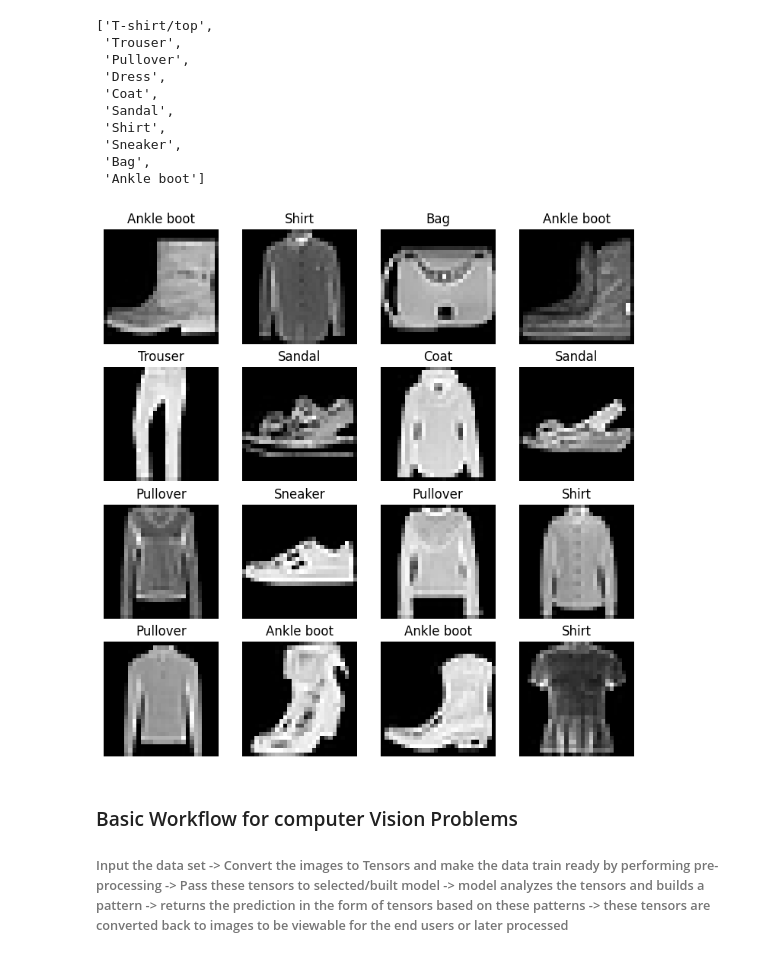
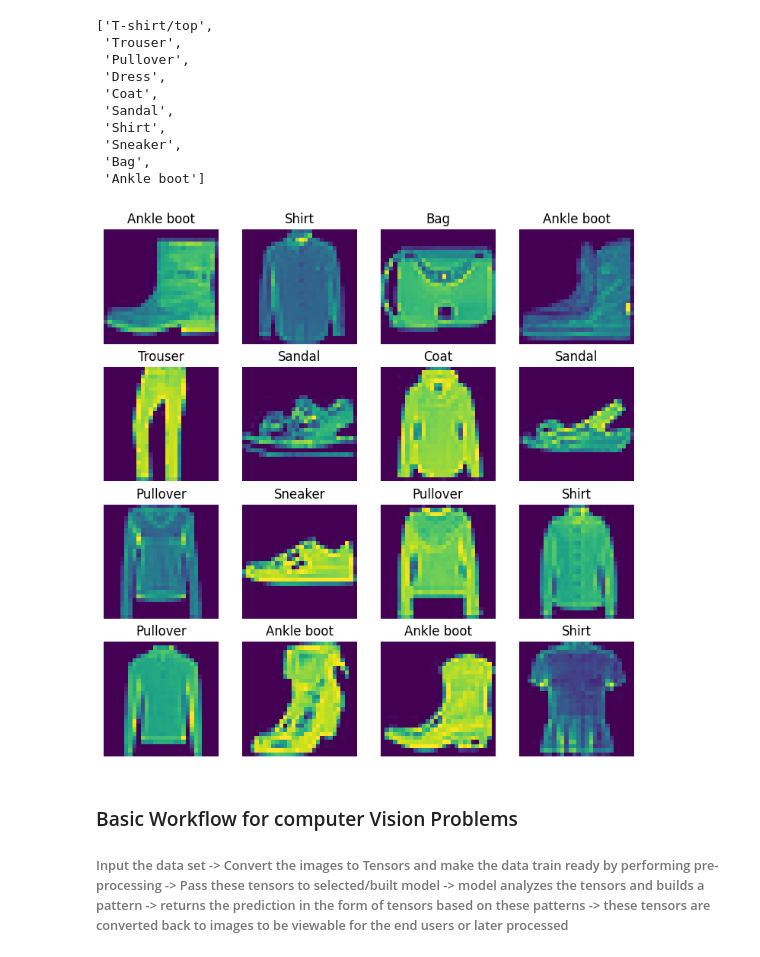
Before and after one commit to sharmanjeurkar-dev/Pytorch-Tutorials, a Jupyter notebook: Computer Vision/Pytorch_ComputerVision_tut6.ipynb, the cells around one changed output. Saved outputs shown, nothing was run; the diff lists cells and outputs as text; code cells hidden in the pictures.

```diff
--- a/Computer Vision/Pytorch_ComputerVision_tut6.ipynb
+++ b/Computer Vision/Pytorch_ComputerVision_tut6.ipynb
@@ -73,17 +73,17 @@ classes
 # %%
 # Visualize image on pyplot
 torch.manual_seed(42)
 fig = plt.figure(figsize=(9, 9))
 rows, cols = 4, 4
 for i in range(1, rows * cols + 1):
     random_idx = torch.randint(0, len(train_dataset), size=[1]).item()
     img, label = train_dataset[random_idx]
     fig.add_subplot(rows, cols, i)
-    plt.imshow(img.squeeze(), cmap="gray")
+    plt.imshow(img.squeeze())
     plt.title(classes[label])
     plt.axis(False)
 # %% [output]
-[figure, old version]
+[figure, new version]
 # %% [markdown]
 ### Basic Workflow for computer Vision Problems
 ###### Input the data set -> Convert the images to Tensors  and make the data train ready by performing pre-processing -> Pass these tensors to selected/built model -> model analyzes the tensors and builds a pattern -> returns the prediction in the form of  tensors based on these patterns -> these tensors are converted back to images to be viewable for the end users or later processed
```
Also changed, not shown: parts of 1 cell of this notebook.
